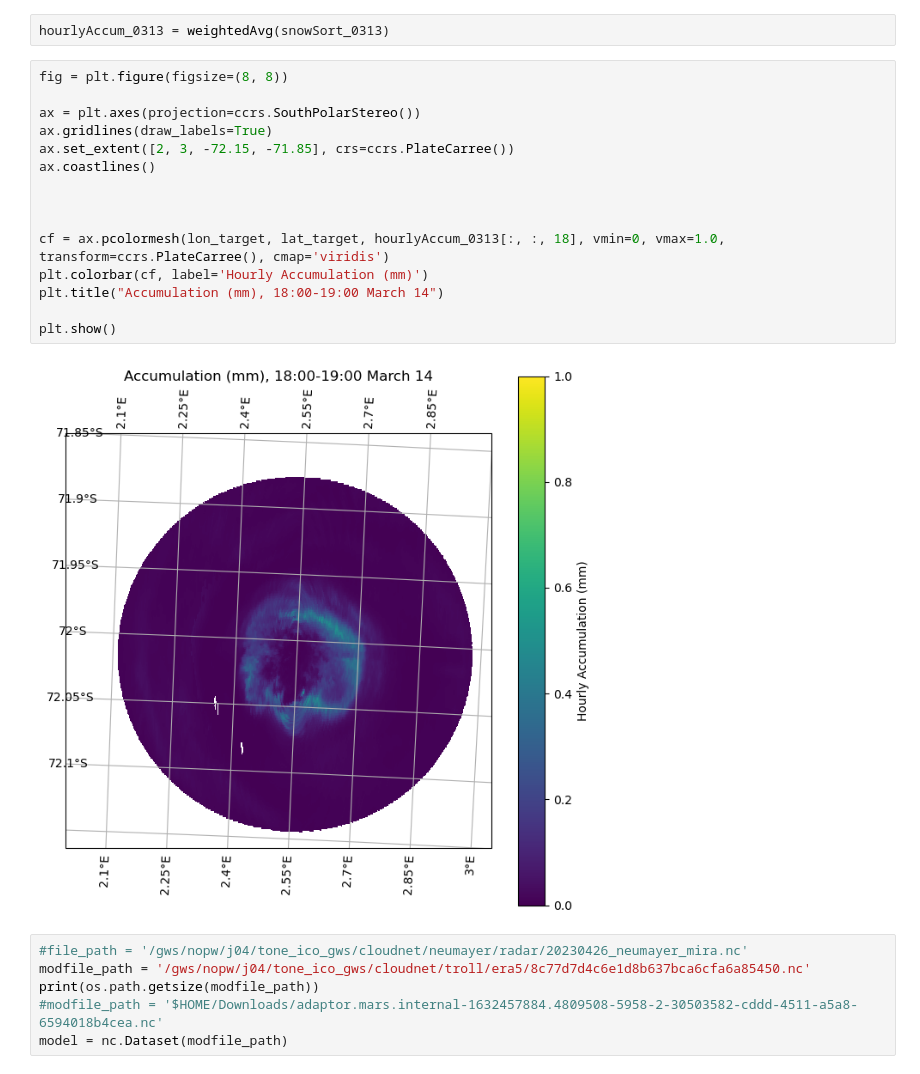
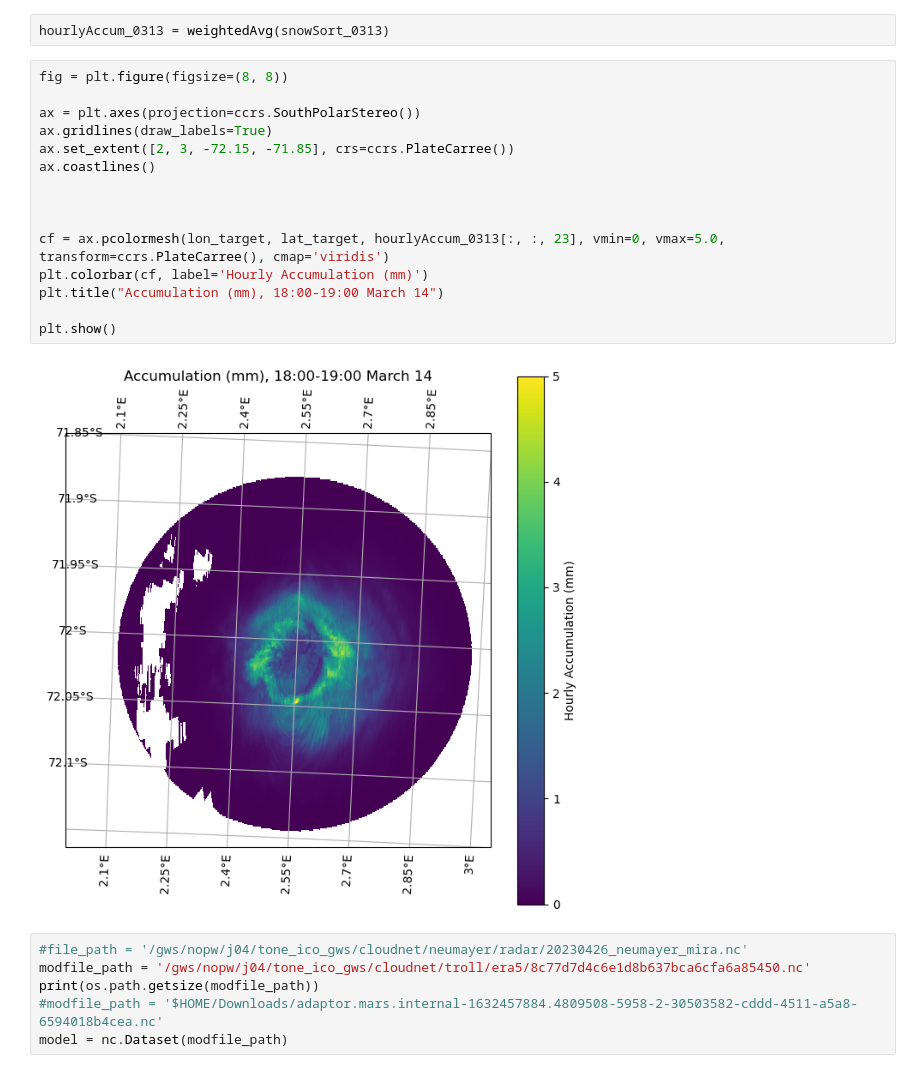
Before and after one commit to Troll-Observing-Network/neumayer-snowfall, a Jupyter notebook: 2D_Radar_New.ipynb, the cells around one changed output. Saved outputs shown, nothing was run; the diff lists cells and outputs as text.

```diff
--- a/2D_Radar_New.ipynb
+++ b/2D_Radar_New.ipynb
@@ -203,20 +203,20 @@ hourlyAccum_0313 = weightedAvg(snowSort_0313)
 # %%
 fig = plt.figure(figsize=(8, 8))
 
 ax = plt.axes(projection=ccrs.SouthPolarStereo())
 ax.gridlines(draw_labels=True)
 ax.set_extent([2, 3, -72.15, -71.85], crs=ccrs.PlateCarree())
 ax.coastlines()
 
 
 
-cf = ax.pcolormesh(lon_target, lat_target, hourlyAccum_0313[:, :, 18], vmin=0, vmax=1.0, transform=ccrs.PlateCarree(), cmap='viridis')
+cf = ax.pcolormesh(lon_target, lat_target, hourlyAccum_0313[:, :, 23], vmin=0, vmax=5.0, transform=ccrs.PlateCarree(), cmap='viridis')
 plt.colorbar(cf, label='Hourly Accumulation (mm)')
 plt.title("Accumulation (mm), 18:00-19:00 March 14")
 
 plt.show()
 # %% [output]
-[figure, old version]
+[figure, new version]
 # %%
 #file_path = '/gws/nopw/j04/tone_ico_gws/cloudnet/neumayer/radar/20230426_neumayer_mira.nc'
 modfile_path = '/gws/nopw/j04/tone_ico_gws/cloudnet/troll/era5/8c77d7d4c6e1d8b637bca6cfa6a85450.nc'
```
Also changed, not shown: 3 other files.
